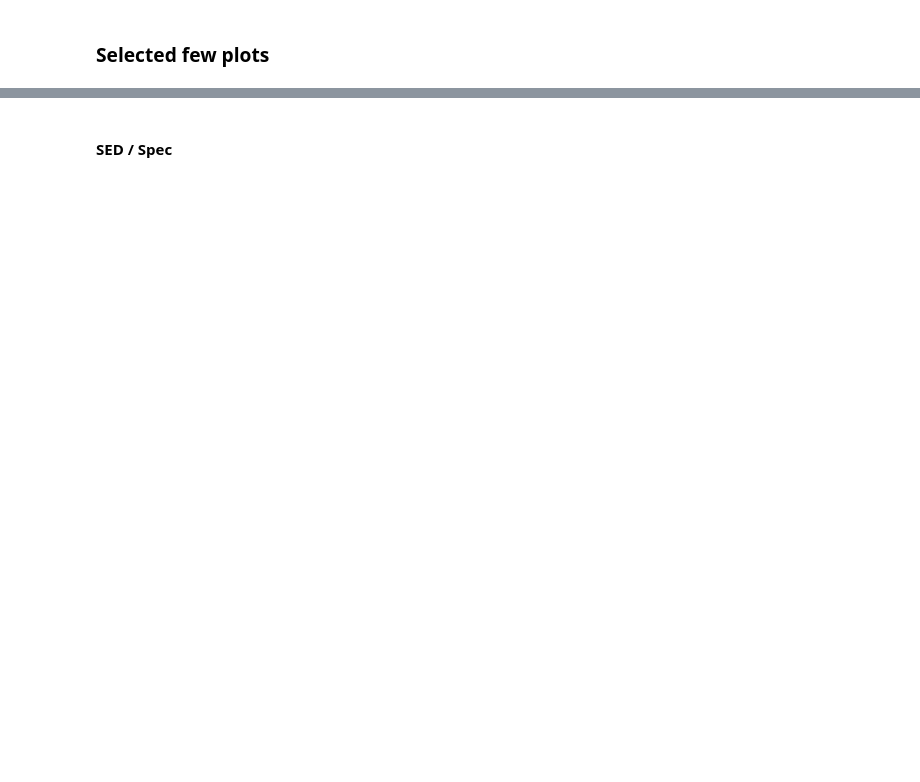
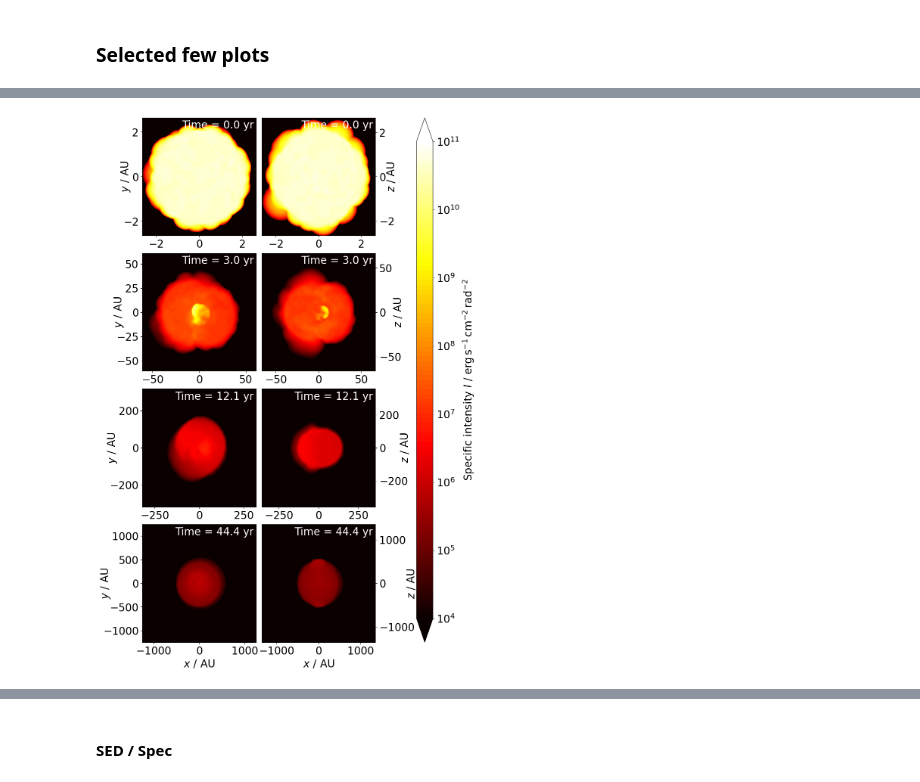
Before and after one commit to chunliangmu/RTinCEE-scripts-2024, a Jupyter notebook: script_LCGen_analysis.ipynb, the cells around one changed output, grey strips where cells are left out. Drawn from its saved outputs; the diff is of its cells as text; code cells hidden in the pictures; blank space fills up the shorter version.

```diff
--- a/script_LCGen_analysis.ipynb
+++ b/script_LCGen_analysis.ipynb
@@ -199,7 +199,7 @@ def plot_comb(
                     say('note', None, verbose, "Adding y error bars..")
                     y_err = (comb[job_nickname][xyzs]['lums_err']).to(y.unit)
             elif mode in {'Nres'}:
-                y = comb[job_nickname][xyzs]['npt_at_ph_lb']
+                y = comb[job_nickname][xyzs]['N_res']
             elif mode in {'Rph'}:
                 # y = V_total / (comb[job_nickname][xyzs]['areas']/pi)
                 y = np.sqrt(comb[job_nickname][xyzs]['areas'] / pi)
@@ -867,0 +1044,79 @@ out_savename = get_out_savename(job_nicknames)
+# %%
+# plot image
+if __name__ == '__main__':
+
+    xyzs_list = ['xyz', 'xzy']
+    job_nickname = '2md'
+    out_savename = get_out_savename([job_nickname])
+
+    plt.close('all')
+    nrow, ncol = len(file_indexes_tbp), len(xyzs_list)
+    fig, axes = plt.subplots(nrow, ncol, figsize=(10, 18))
+    fig.subplots_adjust(hspace=0.15, wspace=0.05)
+
+    for ifile, file_index in enumerate(file_indexes_tbp):
+        job_profile = JOB_PROFILES_DICT[job_nickname]
+        job_name    = job_profile['job_name']
+        try:
+            data_full = mupl.hdf5_load(f"{interm_dir}{job_nickname}_{file_index:05d}.lcgen.{no_xy_txt}.hdf5")
+
+            for ixyz, xyzs in enumerate(xyzs_list):
+                irow, icol = ifile, ixyz
+                ax = axes[irow, icol]
+                data = data_full[xyzs]
+
+                # fixing rads unit
+                y = data['rads'].to(unit_I)
+
+                # reconstructing rays
+                rays_u = np.zeros((data['rays'].shape[0], 2, 3)) * units.au
+                rays_u[:, 0, :2] = data['rays']
+                rays_u[:, 1, :2] = data['rays']
+                rays_u[:, 1] += data['ray_unit_vec'] * units.au
+
+                # plotting
+                norm = mpl.colors.LogNorm(1e4, 1e11, clip=False)
+                _, cax, _ = plot_heat(
+                    no_xy, rays_u, y,
+                    fig=fig, ax=ax, plot_cbar=False, out_exts=[],
+                    xyzs=xyzs, save_label=f"image",
+                    job_profile=job_profile, file_index=file_index, cmap='hot', notes=data,
+                    norm=norm,
+                    #norm=mpl.colors.LogNorm(5e5, 1e9, clip=False),
+                    text_color='white', ylabelpad=-16,
+                    # xylim=xylim_u.to_value(rays_u.unit),
+                    output_dir=None, verbose=verbose_loop)
+
+                if irow != nrow-1: ax.set_xlabel('')
+                if icol == ncol-1: ax.yaxis.set_label_position("right"); ax.yaxis.tick_right()
+
+
+                # fig, _, outfilenames = plot_heat(
+                #     no_xy, rays_u, data['contr'], data_label="contribution fraction of the most contributed",
+                #     xyzs=xyzs, save_label=f"contr",
+                #     job_profile=job_profile, file_index=file_index, cmap='seismic', notes=data,
+                #     ticks=10,
+                #     norm=mpl.colors.Normalize(0., 100.),
+                #     text_color='white',
+                #     output_dir=output_dir, out_exts=['png'], verbose=verbose_loop)
+                # outfilenames_dict['contr'][job_nickname][xyzs].append(outfilenames[-1])
+        except (FileNotFoundError, BlockingIOError) as e:
+            print("*** Error:", e)
+
+    data_label="Specific intensity $I$"
+    cbar_num_fmt=lambda x, pos: f"$10^{{{(np.log10(x)):.0f}}}$" #lambda x, pos: f"{x:.2e}"
+    ticks = 10**np.arange(np.ceil(np.log10(norm.vmin)), np.floor(np.log10(norm.vmax))+.01)
+    cbar= fig.colorbar(
+        cax, ax=axes,
+        label=f"{data_label} / {y.unit.to_string('latex_inline')}", ticks=ticks, format=cbar_num_fmt,
+        fraction=0.065, pad=0.14, aspect=32,
+    )
+
+
+    outfilename_noext = f"{output_dir}image_{job_nickname}_{no_xy_txt}"
+
+    fig.savefig(f"{outfilename_noext}.pdf")
+    print(f"Saved to {outfilename_noext}.pdf")
+    fig.savefig(f"{outfilename_noext}.png")
+    print(f"Saved to {outfilename_noext}.png")
+# %% [output]
@@ -867,0 +1133 @@ out_savename = get_out_savename(job_nicknames)
+[figure, added]
```
Also changed, not shown: parts of 43 cells of this notebook, 7 other files.
